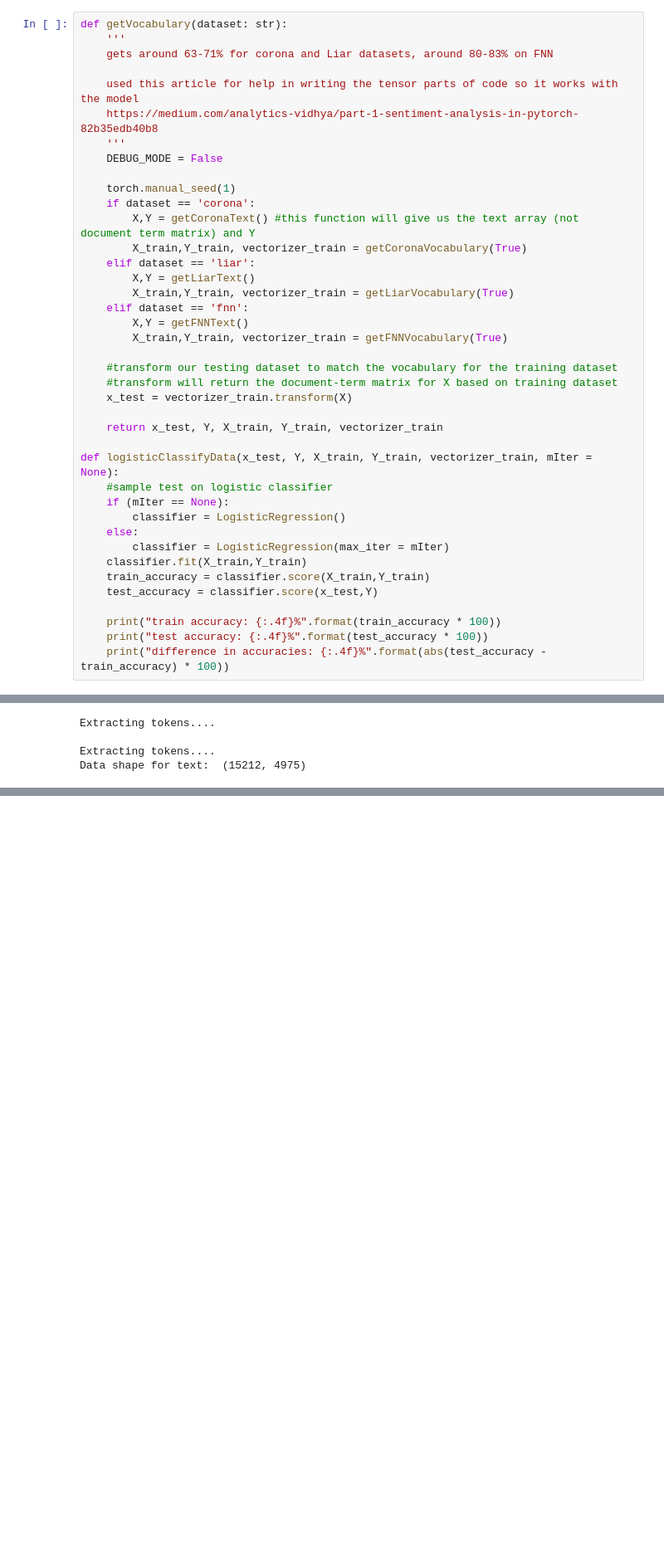
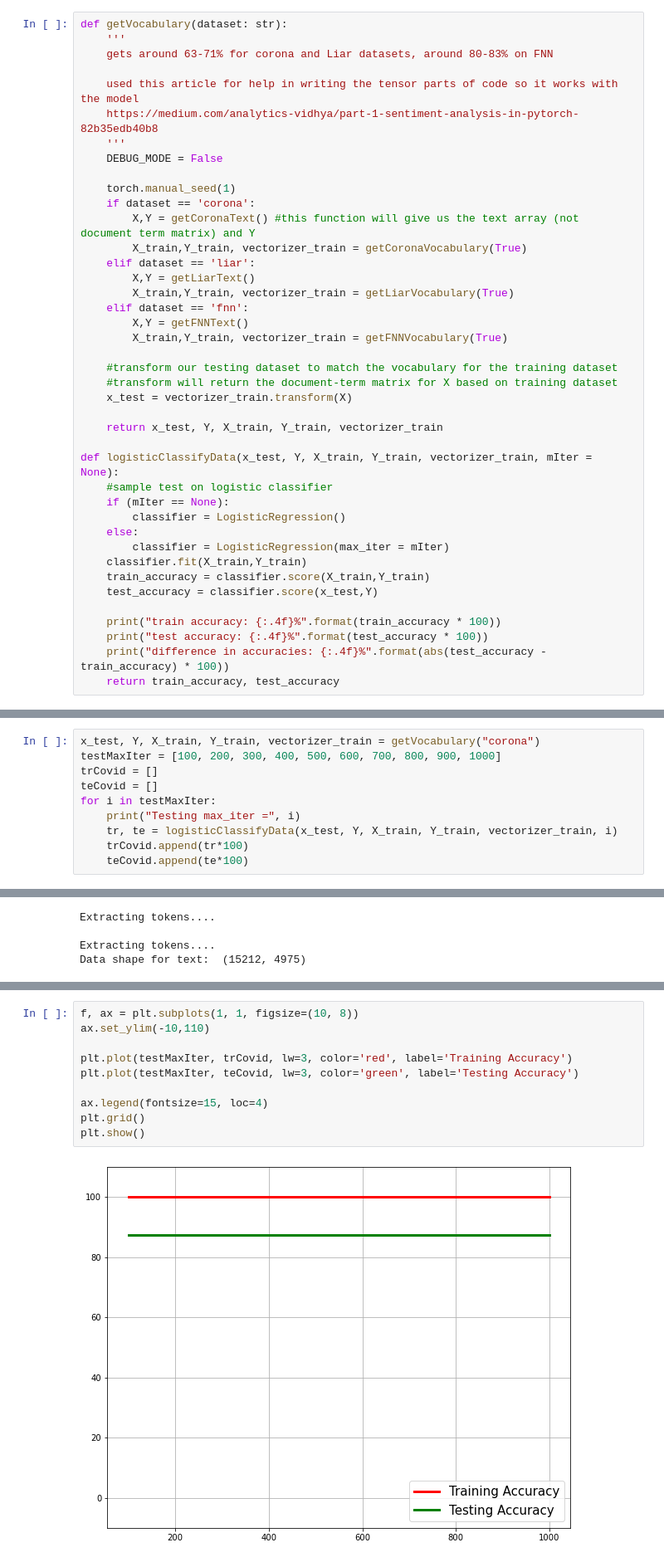
Before and after one commit to mmarkovi/Verity, a Jupyter notebook: models/logisticClassifier.ipynb, the cells around one changed output, grey strips where cells are left out. Shown at 83% size. Cells and saved outputs as stored; diff of their text form; blank space fills up the shorter version.

```diff
--- a/models/logisticClassifier.ipynb
+++ b/models/logisticClassifier.ipynb
@@ -55,3 +58,4 @@ def logisticClassifyData(x_test, Y, X_train, Y_train, vectorizer_train, mIter =
     print("train accuracy: {:.4f}%".format(train_accuracy * 100))
     print("test accuracy: {:.4f}%".format(test_accuracy * 100))
     print("difference in accuracies: {:.4f}%".format(abs(test_accuracy - train_accuracy) * 100))
+    return train_accuracy, test_accuracy
@@ -64,0 +62,10 @@ difference in accuracies: 12.6002%
+# %%
+x_test, Y, X_train, Y_train, vectorizer_train = getVocabulary("corona")
+testMaxIter = [100, 200, 300, 400, 500, 600, 700, 800, 900, 1000]
+trCovid = []
+teCovid = []
+for i in testMaxIter:
+    print("Testing max_iter =", i)
+    tr, te = logisticClassifyData(x_test, Y, X_train, Y_train, vectorizer_train, i)
+    trCovid.append(tr*100)
+    teCovid.append(te*100)
@@ -215,3 +248,15 @@ Please also refer to the documentation for alternative solver options:
     https://scikit-learn.org/stable/modules/linear_model.html#logistic-regression
   n_iter_i = _check_optimize_result(
 ... (8 outputs left out)
+# %%
+f, ax = plt.subplots(1, 1, figsize=(10, 8))
+ax.set_ylim(-10,110)
+
+plt.plot(testMaxIter, trCovid, lw=3, color='red', label='Training Accuracy')
+plt.plot(testMaxIter, teCovid, lw=3, color='green', label='Testing Accuracy')
+
+ax.legend(fontsize=15, loc=4)
+plt.grid()
+plt.show()
+# %% [output]
+[figure, added]
```
Also changed, not shown: parts of 7 cells of this notebook, 2 other files.
